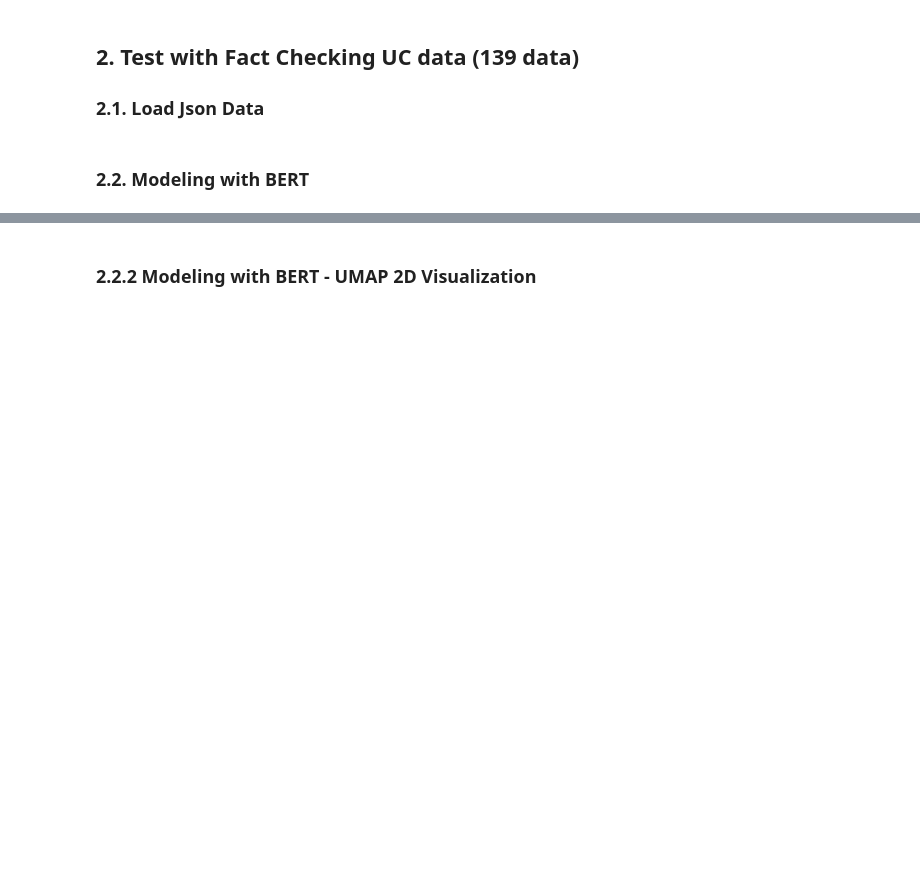
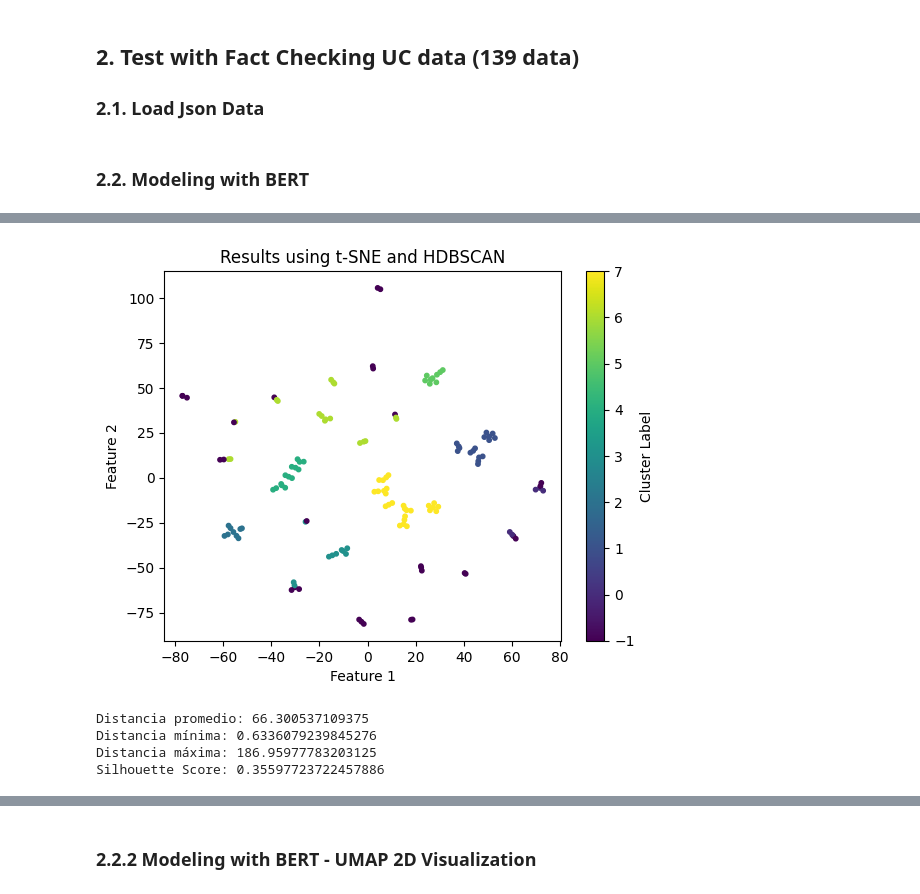
Before and after one commit to MolodyGs/Multimodal-News-Data-Collection, a Jupyter notebook: src/models/text_model.ipynb, the cells around one changed output, grey strips where cells are left out. Cells and saved outputs as stored; diff of their text form; code cells hidden in the pictures; blank space fills up the shorter version.

Commit message:
fix: fix preprocessing in text model

```diff
--- a/src/models/text_model.ipynb
+++ b/src/models/text_model.ipynb
@@ -101,16 +99,17 @@ df = pd.DataFrame(data)
 label_map = {label: i for i, label in enumerate(df['label'].unique())}
 df['label'] = df['label'].map(label_map)
 
-# Cargar el tokenizer y modelo BERT
-tokenizer = BertTokenizer.from_pretrained("bert-base-uncased")
-model = BertModel.from_pretrained("bert-base-uncased")
-model.eval()  # Poner el modelo en modo de evaluación
+# Load the BERT tokenizer and model
+model_name = "dccuchile/bert-base-spanish-wwm-uncased"
+tokenizer = BertTokenizer.from_pretrained(model_name)
+model = BertModel.from_pretrained(model_name)
+model.eval()
 
-# Obtener las representaciones de los textos
+# Function to get text embeddings
 def get_embeddings(texts):
     encodings = tokenizer(texts, return_tensors='pt', padding=True, truncation=True, max_length=512)
     with torch.no_grad():
         outputs = model(**encodings)
-    return outputs.last_hidden_state[:, 0, :].numpy()  # Usar el embedding [CLS]
+    return outputs.last_hidden_state[:, 0, :].numpy()
 
 embeddings = get_embeddings(df['text'].tolist())
@@ -166,0 +182,38 @@ plt.show()
+# %%
+tsne = TSNE(n_components=2, perplexity=1, random_state=42)
+embeddings_2d = tsne.fit_transform(embeddings)
+
+clusterer = hdbscan.HDBSCAN(min_cluster_size=5)
+cluster_labels = clusterer.fit_predict(embeddings_2d)
+
+plt.scatter(embeddings_2d[:, 0], embeddings_2d[:, 1], c=cluster_labels, cmap='viridis', s=10)
+plt.title('Results using t-SNE and HDBSCAN')
+plt.xlabel('Feature 1')
+plt.ylabel('Feature 2')
+plt.colorbar(label='Cluster Label')
+plt.show()
+
+distances = pairwise_distances(embeddings_2d, metric='euclidean')
+
+# Calcular la distancia promedio entre todos los puntos en el espacio 2D
+average_distance = np.mean(distances)
+
+# Calcular la distancia mínima entre puntos
+min_distance = np.min(distances[distances > 0])  # Excluyendo la diagonal (distancia de un punto consigo mismo)
+
+# Calcular la distancia máxima entre puntos
+max_distance = np.max(distances)
+
+print(f"Distancia promedio: {average_distance}")
+print(f"Distancia mínima: {min_distance}")
+print(f"Distancia máxima: {max_distance}")
+
+# Evaluar la calidad del clustering
+score = silhouette_score(embeddings_2d, cluster_labels)
+print(f"Silhouette Score: {score}")
+# %% [output]
+[figure, added]
+Distancia promedio: 66.300537109375
+Distancia mínima: 0.6336079239845276
+Distancia máxima: 186.95977783203125
+Silhouette Score: 0.35597723722457886
```
Also changed, not shown: parts of 12 cells of this notebook.
